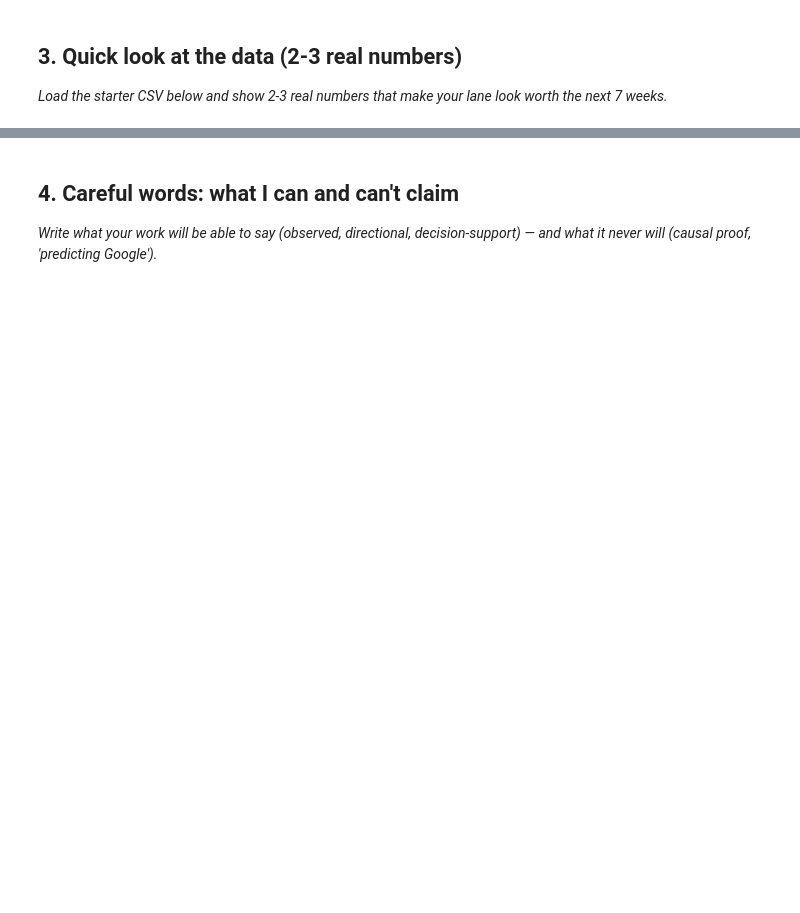
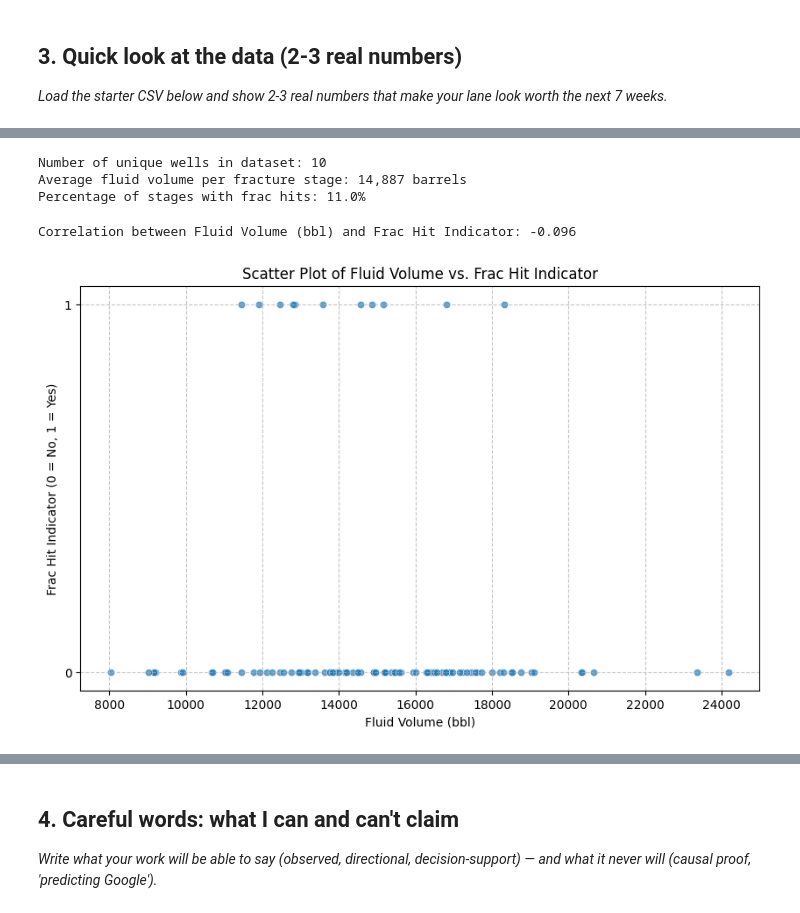
Before and after one commit to genius1oak/ConvexML, a Jupyter notebook: work/notebooks/w01_research_question.ipynb, the cells around one changed output, grey strips where cells are left out. Cells and saved outputs as stored; diff of their text form; code cells hidden in the pictures; blank space fills up the shorter version.

```diff
--- a/work/notebooks/w01_research_question.ipynb
+++ b/work/notebooks/w01_research_question.ipynb
@@ -27,3 +39,31 @@ This skeleton is yours to fill. Work the sections **in order** — each one has
 # %%
 # This cell is for CODE (numbers, a query, a check).
 # Write your text answer in the cell ABOVE this one — typing sentences here breaks Run All.
+# %%
+import pandas as pd
+import numpy as np
+
+# Set a random seed for reproducibility
+np.random.seed(42)
+
+# Number of data points (e.g., fracture stages)
+num_stages = 100
+
+# Generate mock data
+data = {
+    'well_id': np.random.choice([f'Well_{i}' for i in range(1, 11)], num_stages),
+    'fracture_stage_id': np.random.randint(1, 20, num_stages), # Stage number within a well
+    'fluid_volume_bbl': np.random.normal(loc=15000, scale=3000, size=num_stages).astype(int), # Barrels
+    'proppant_mass_lbs': np.random.normal(loc=250000, scale=50000, size=num_stages).astype(int), # Pounds
+    'production_increase_bopd': np.random.normal(loc=200, scale=70, size=num_stages).astype(int), # Barrels of oil per day
+    'frac_hit_indicator': np.random.choice([0, 1], num_stages, p=[0.85, 0.15]) # 0 for no frac hit, 1 for frac hit
+}
+
+df_mock = pd.DataFrame(data)
+
+# Ensure fluid volume and proppant mass are positive
+df_mock['fluid_volume_bbl'] = df_mock['fluid_volume_bbl'].apply(lambda x: max(1000, x))
+df_mock['proppant_mass_lbs'] = df_mock['proppant_mass_lbs'].apply(lambda x: max(10000, x))
+df_mock['production_increase_bopd'] = df_mock['production_increase_bopd'].apply(lambda x: max(0, x))
+
+display(df_mock.head())
@@ -29,0 +77,38 @@ This skeleton is yours to fill. Work the sections **in order** — each one has
+# %%
+# Calculate 2-3 real numbers from the mock data
+
+# 1. Total number of unique wells represented
+num_unique_wells = df_mock['well_id'].nunique()
+
+# 2. Average fluid volume used per fracture stage
+avg_fluid_volume = df_mock['fluid_volume_bbl'].mean()
+
+# 3. Percentage of fracture stages that resulted in a 'frac hit'
+frac_hit_percentage = (df_mock['frac_hit_indicator'].sum() / len(df_mock)) * 100
+
+print(f"Number of unique wells in dataset: {num_unique_wells}")
+print(f"Average fluid volume per fracture stage: {avg_fluid_volume:,.0f} barrels")
+print(f"Percentage of stages with frac hits: {frac_hit_percentage:.1f}%")
+# %% [output]
+Number of unique wells in dataset: 10
+Average fluid volume per fracture stage: 14,887 barrels
+Percentage of stages with frac hits: 11.0%
+# %%
+correlation = df_mock['fluid_volume_bbl'].corr(df_mock['frac_hit_indicator'])
+print(f"Correlation between Fluid Volume (bbl) and Frac Hit Indicator: {correlation:.3f}")
+# %% [output]
+Correlation between Fluid Volume (bbl) and Frac Hit Indicator: -0.096
+# %%
+import matplotlib.pyplot as plt
+import seaborn as sns
+
+plt.figure(figsize=(10, 6))
+sns.scatterplot(x='fluid_volume_bbl', y='frac_hit_indicator', data=df_mock, alpha=0.7)
+plt.title('Scatter Plot of Fluid Volume vs. Frac Hit Indicator')
+plt.xlabel('Fluid Volume (bbl)')
+plt.ylabel('Frac Hit Indicator (0 = No, 1 = Yes)')
+plt.yticks([0, 1]) # Ensure y-axis shows only 0 and 1
+plt.grid(True, linestyle='--', alpha=0.7)
+plt.show()
+# %% [output]
+[figure, added]
```
Also changed, not shown: parts of 10 cells of this notebook.
